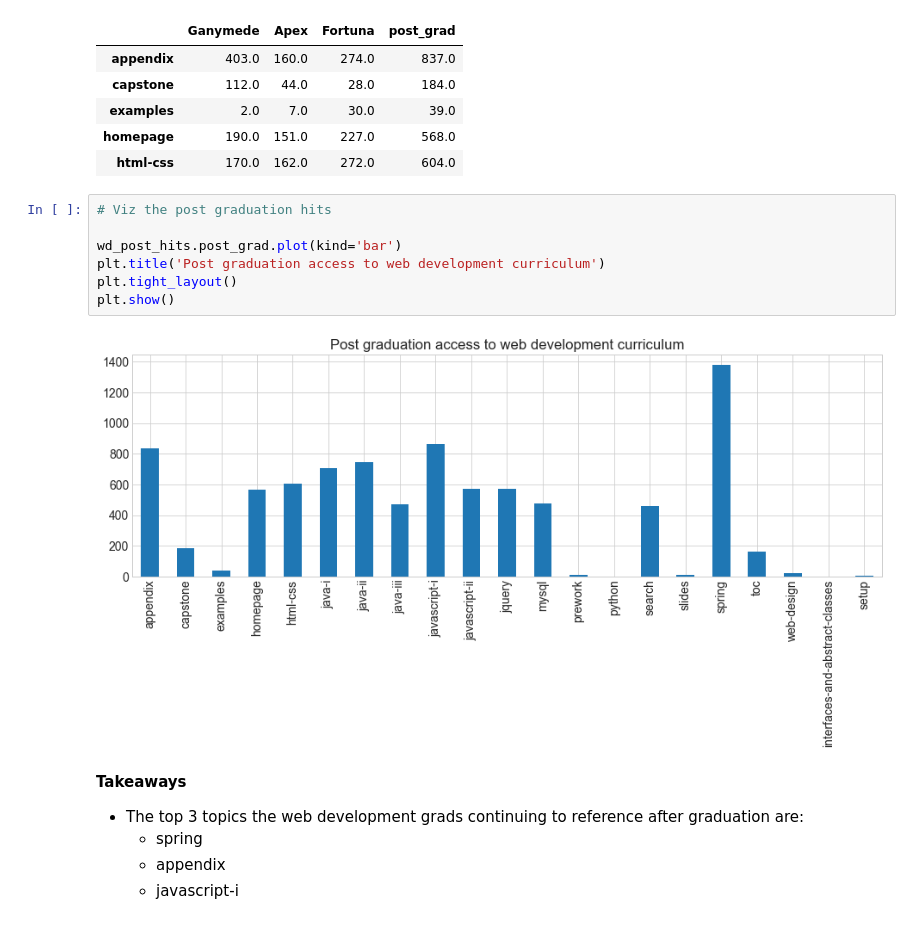
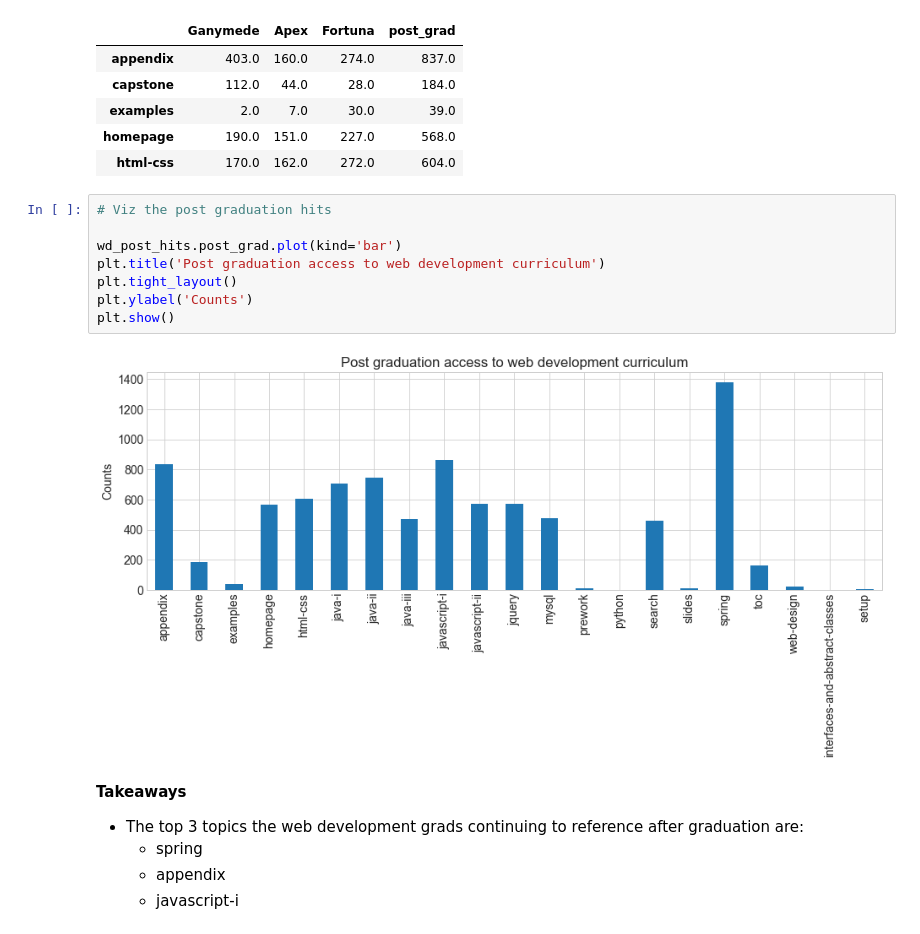
Before and after one commit to Yongliang-Shi/Anomaly-Detection-in-the-Curriculum-Access-Log, a Jupyter notebook: explore_log.ipynb, the cells around one changed output. Cells and saved outputs as stored; diff of their text form.

```diff
--- a/explore_log.ipynb
+++ b/explore_log.ipynb
@@ -783,12 +784,13 @@ wd_post_hits.head()
 # %%
 # Viz the post graduation hits
 
 wd_post_hits.post_grad.plot(kind='bar')
 plt.title('Post graduation access to web development curriculum')
 plt.tight_layout()
+plt.ylabel('Counts')
 plt.show()
 # %% [output]
-[figure, old version]
+[figure, new version]
 # %% [markdown]
 **Takeaways**
 - The top 3 topics the web development grads continuing to reference after graduation are:
```
Also changed, not shown: parts of 3 cells of this notebook.
